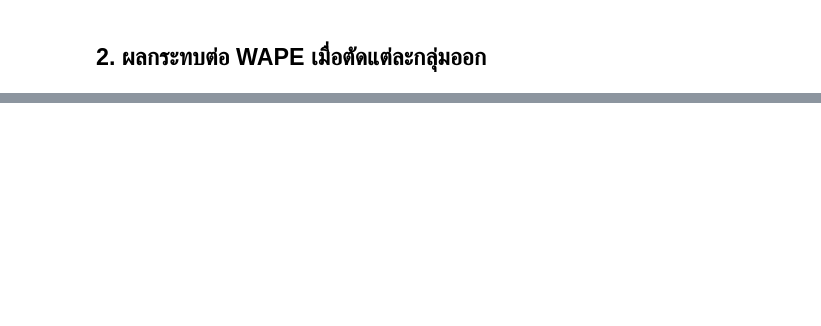
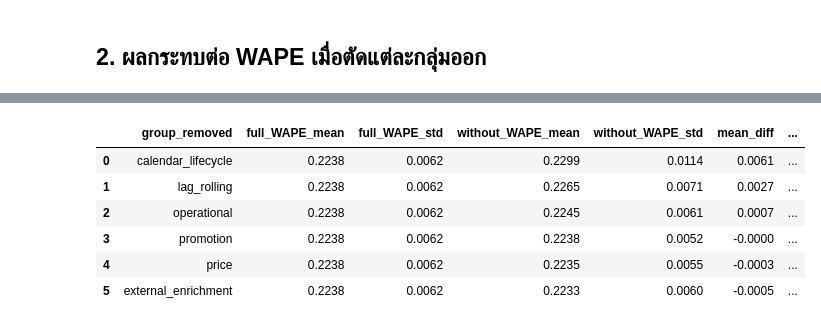
Before and after one commit to thitiwutsuk/Forecasting-FMCG-Daily-Sales, a Jupyter notebook: notebooks/11_feature_ablation.ipynb, the cells around one changed output, grey strips where cells are left out. Saved outputs shown, nothing was run; the diff lists cells and outputs as text; code cells hidden in the pictures; blank space fills up the shorter version.

Commit message:
Phase 11: add paired significance test across folds

```diff
--- a/notebooks/11_feature_ablation.ipynb
+++ b/notebooks/11_feature_ablation.ipynb
@@ -119 +123,43 @@ plt.show()
+# %%
+from scipy import stats
+
+def cv_wape_per_fold(feature_cols):
+    wapes = []
+    for f in folds:
+        train = dfc[dfc.week.isin(f.train_weeks)]
+        val = dfc[dfc.week.isin(f.val_weeks)]
+        pred = fit_predict_lgb(train, val, feature_cols=feature_cols)
+        wapes.append(score_all(val.target_next_week.values, pred)['WAPE'])
+    return wapes
+
+fold_wapes = {'full_model': cv_wape_per_fold(ALL_FEATURE_COLS)}
+for group_name, cols in FEATURE_GROUPS.items():
+    reduced = [c for c in ALL_FEATURE_COLS if c not in cols]
+    fold_wapes[f'without_{group_name}'] = cv_wape_per_fold(reduced)
+
+full_folds = np.array(fold_wapes['full_model'])
+
+sig_rows = []
+for group_name in FEATURE_GROUPS:
+    v = np.array(fold_wapes[f'without_{group_name}'])
+    diff = v - full_folds
+    t_stat, p_value = stats.ttest_rel(v, full_folds)
+    sig_rows.append({
+        'group_removed': group_name,
+        'full_WAPE_mean': full_folds.mean(), 'full_WAPE_std': full_folds.std(ddof=1),
+        'without_WAPE_mean': v.mean(), 'without_WAPE_std': v.std(ddof=1),
+        'mean_diff': diff.mean(), 'paired_t': t_stat, 'p_value': p_value,
+    })
+
+significance_df = pd.DataFrame(sig_rows).sort_values('mean_diff', ascending=False).reset_index(drop=True)
+significance_df['significant_at_0.05'] = significance_df['p_value'] < 0.05
+significance_df.round(4)
+# %% [output]
+|  | group_removed | full_WAPE_mean | full_WAPE_std | without_WAPE_mean | without_WAPE_std | mean_diff | ... |
+| 0 | calendar_lifecycle | 0.2238 | 0.0062 | 0.2299 | 0.0114 | 0.0061 | ... |
+| 1 | lag_rolling | 0.2238 | 0.0062 | 0.2265 | 0.0071 | 0.0027 | ... |
+| 2 | operational | 0.2238 | 0.0062 | 0.2245 | 0.0061 | 0.0007 | ... |
+| 3 | promotion | 0.2238 | 0.0062 | 0.2238 | 0.0052 | -0.0000 | ... |
+| 4 | price | 0.2238 | 0.0062 | 0.2235 | 0.0055 | -0.0003 | ... |
+| 5 | external_enrichment | 0.2238 | 0.0062 | 0.2233 | 0.0060 | -0.0005 | ... |
 # %% [markdown]
```
Also changed, not shown: parts of 5 cells of this notebook, 1 other file.
